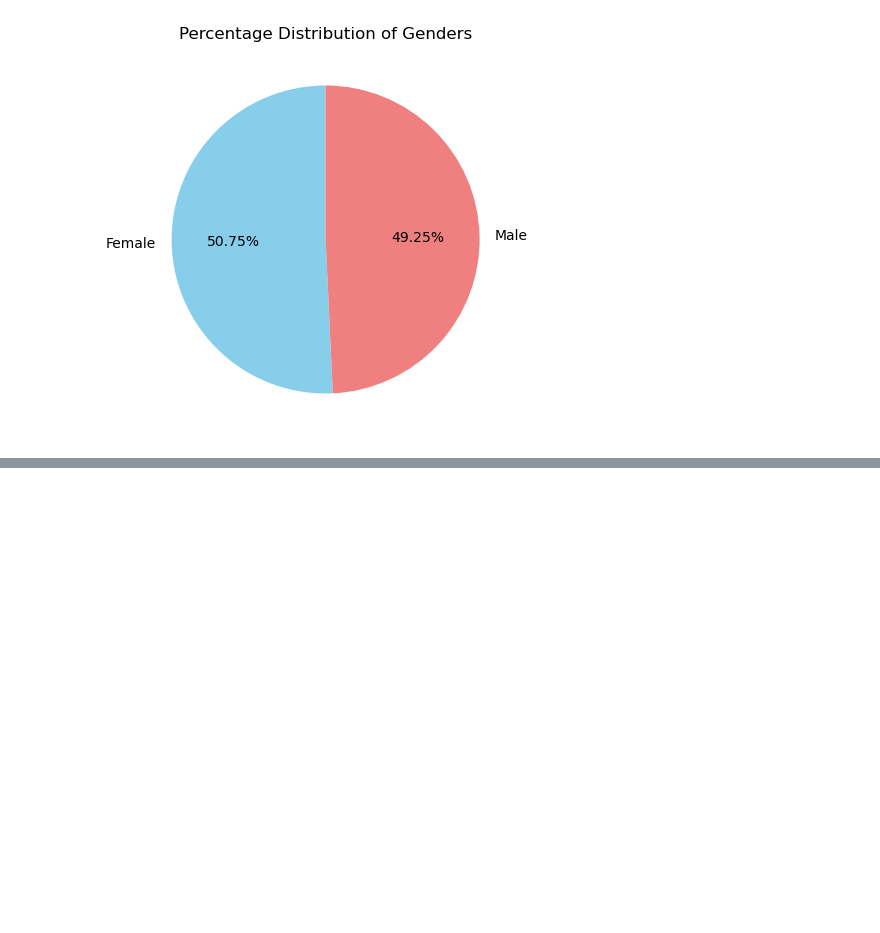
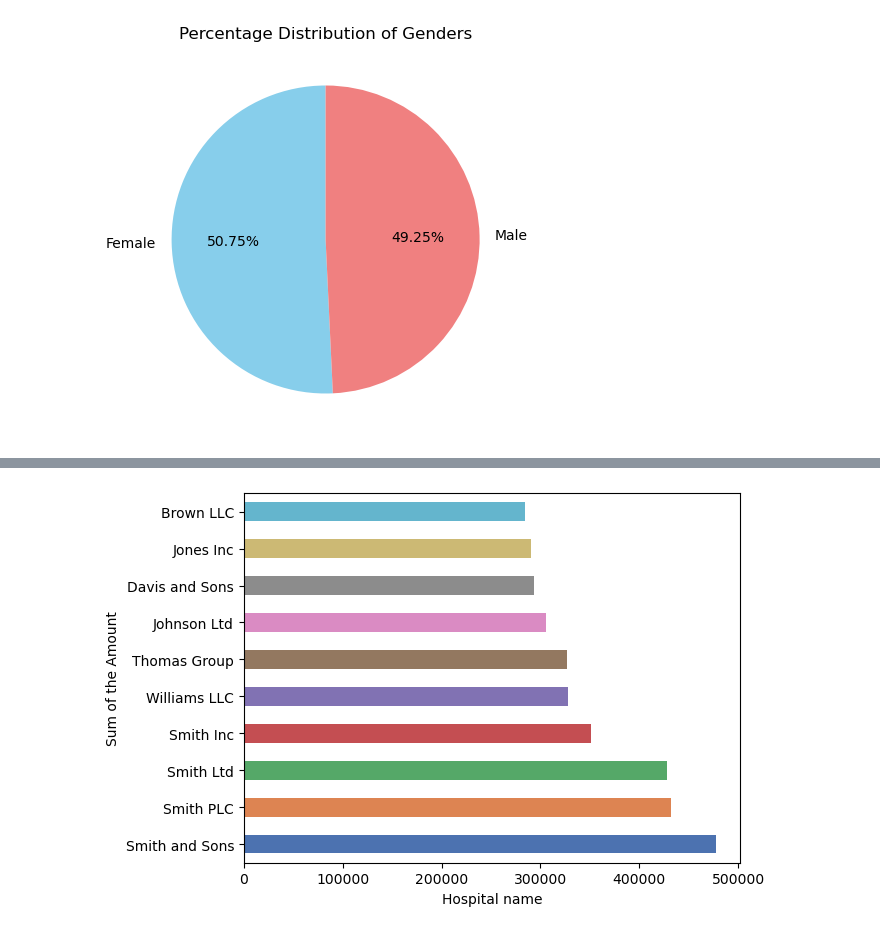
Before and after one commit to kiptochmike/Healthcare, a Jupyter notebook: healthcare.ipynb, the cells around one changed output, grey strips where cells are left out. Cells and saved outputs as stored; diff of their text form; code cells hidden in the pictures; blank space fills up the shorter version.

```diff
--- a/healthcare.ipynb
+++ b/healthcare.ipynb
@@ -153,0 +186,14 @@ Observations:
+# %%
+#the top 10 hospitals with the highest charges paid by patients
+top_hospital=data.groupby('Hospital')['Billing Amount'].sum().sort_values(ascending=False).head(10)
+
+colors = sns.color_palette("deep")
+
+#plot the graph
+plt.Figure(figsize=(8,4))
+top_hospital.plot(kind='barh', color = colors)
+plt.xlabel('Hospital name')
+plt.ylabel('Sum of the Amount')
+plt.show()
+# %% [output]
+[figure, added]
```
Also changed, not shown: parts of 9 cells of this notebook.
